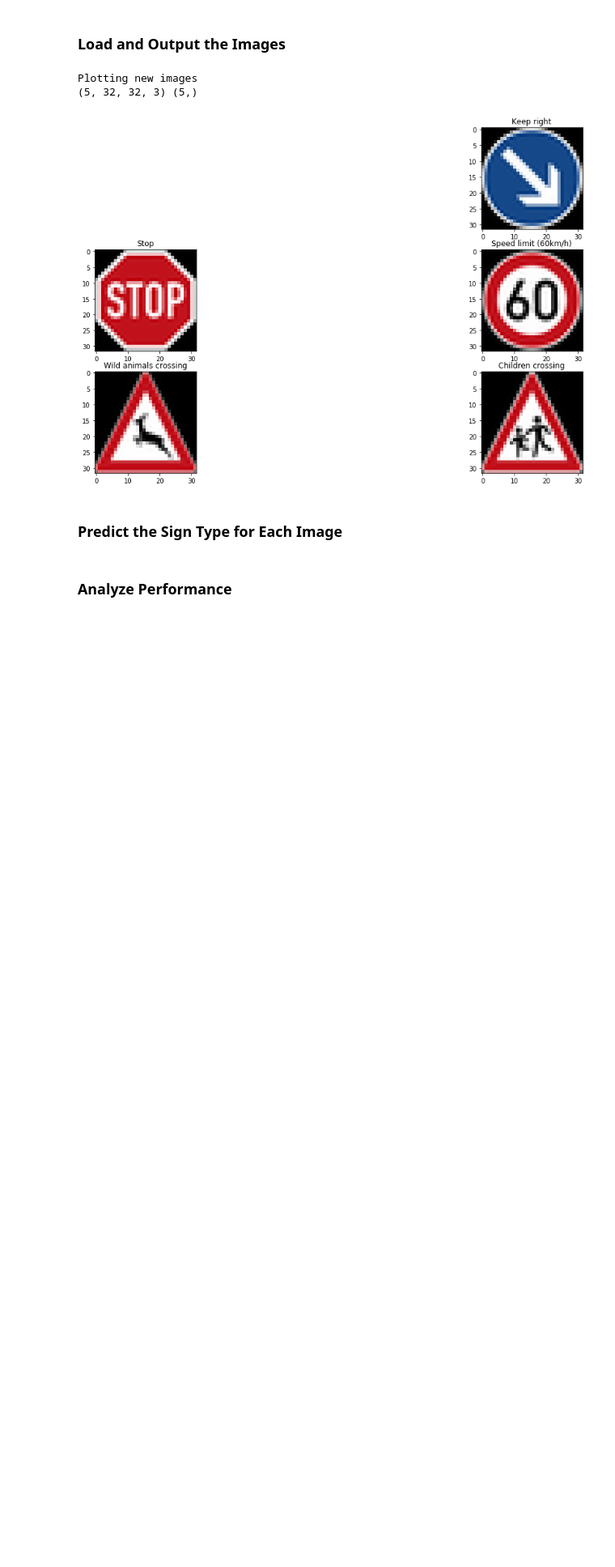
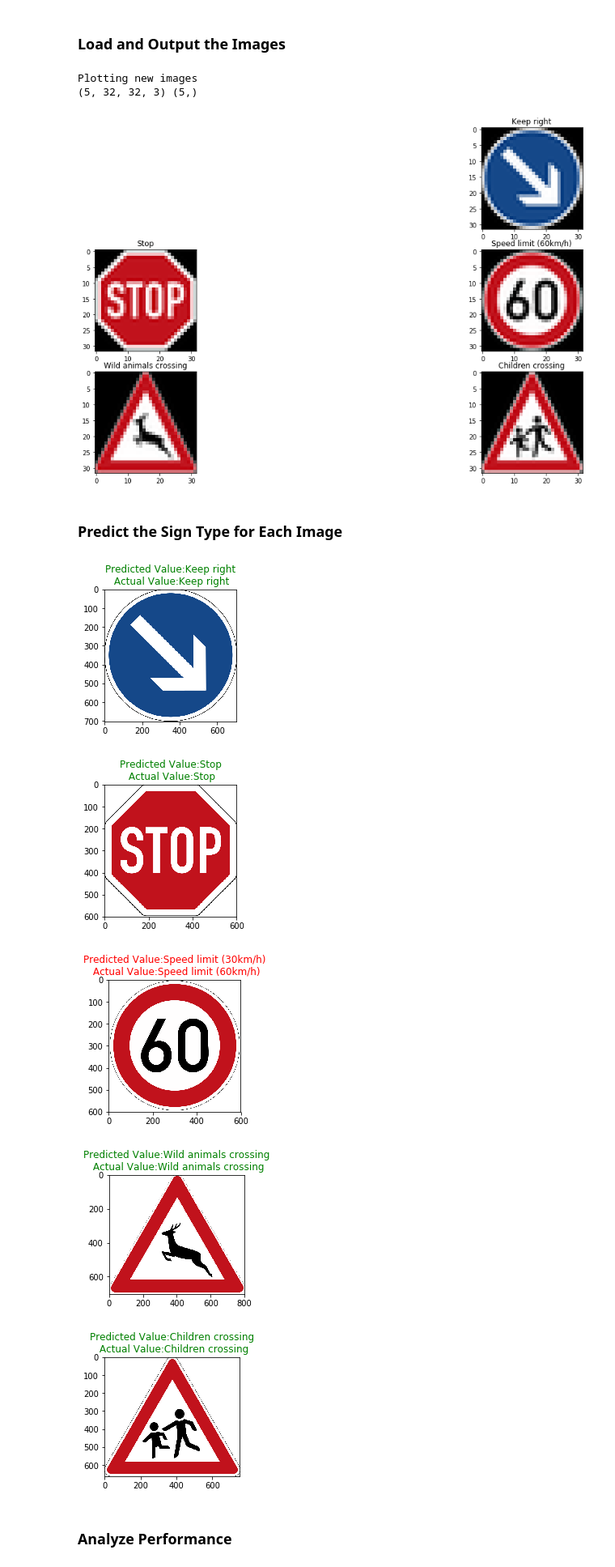
Before and after one commit to dbjnbnrj/CarND-Traffic-Sign-Classifier-Project, a Jupyter notebook: Traffic_Sign_Classifier.ipynb, the cells around one changed output. Shown at 81% size. Cells and saved outputs as stored; diff of their text form; code cells hidden in the pictures; blank space fills up the shorter version.

```diff
--- a/Traffic_Sign_Classifier.ipynb
+++ b/Traffic_Sign_Classifier.ipynb
@@ -468,6 +484,7 @@ print("Creating Features")
 x = tf.placeholder(tf.float32, (None, 32, 32, 1))
 y = tf.placeholder(tf.int32, (None))
 one_hot_y = tf.one_hot(y, n_classes)
+keep_prob = tf.placeholder(tf.float32)
 
 print("Setting Up Network With Optimizer")
 logits = LeNet(x)
@@ -482,7 +499,7 @@ saver = tf.train.Saver()
 Creating Features
 Setting Up Network With Optimizer
 # %%
-def train(X, Y, rate, BATCH_SIZE, EPOCHS):
+def train(X, Y, rate, keep_prob_actual, BATCH_SIZE, EPOCHS):
     with tf.Session() as sess:
         sess.run(tf.global_variables_initializer())
         num_examples = X.shape[0]
@@ -493,7 +510,7 @@ def train(X, Y, rate, BATCH_SIZE, EPOCHS):
             for offset in range(0, num_examples, BATCH_SIZE):
                 end = offset + BATCH_SIZE
                 batch_x, batch_y = X[offset:end], Y[offset:end]
-                sess.run(training_operation, feed_dict={x: batch_x, y: batch_y})
+                sess.run(training_operation, feed_dict={x: batch_x, y: batch_y, keep_prob:keep_prob_actual})
 
             validation_accuracy = evaluate(X_valid, y_valid,  rate, BATCH_SIZE)
             print("EPOCH {} ...".format(i+1))
@@ -511,16 +528,16 @@ def evaluate(X, Y, rate, BATCH_SIZE):
     for offset in range(0, num_examples, BATCH_SIZE):
         batch_x, batch_y = X[offset:offset+BATCH_SIZE], Y[offset:offset+BATCH_SIZE]
         #print(batch_x.shape, batch_y.shape)
-        accuracy = sess.run(accuracy_operation, feed_dict={x: batch_x, y: batch_y})
+        accuracy = sess.run(accuracy_operation, feed_dict={x: batch_x, y: batch_y, keep_prob: 1})
         total_accuracy += (accuracy * len(batch_x))
     return total_accuracy / num_examples
 # %% [markdown]
 ## Training and testing the model
 # %%
-print("For Augmented Data and the following setup - ", rate, BATCH_SIZE, EPOCHS)
+print("For Augmented Data and the following setup - ", rate, keep_prob_actual, BATCH_SIZE, EPOCHS)
 print(preprocess(X_aug).shape)
 
-train(preprocess(X_aug), Y_aug, rate, BATCH_SIZE, EPOCHS)
+train(preprocess(X_aug), Y_aug, rate, keep_prob_actual, BATCH_SIZE, EPOCHS)
 
 with tf.Session() as sess:
     saver.restore(sess, tf.train.latest_checkpoint('.'))
@@ -582,23 +612,29 @@ X_new = preprocess(X_new)
 # %%
 ### Run the predictions here and use the model to output the prediction for each image.
 ### Make sure to pre-process the images with the same pre-processing pipeline used earlier.
 ### Feel free to use as many code cells as needed.
 
 with tf.Session() as sess:
     saver.restore(sess, tf.train.latest_checkpoint('.'))
-    predictions = sess.run( tf.nn.softmax(logits), feed_dict={x: X_new, y : y_new})
+    predictions = sess.run( tf.nn.softmax(logits), feed_dict={x: X_new, y : y_new, keep_prob: 1 })
 
 
 for i in range(5):
     index = y_new[i]
     predicted_index = predictions[i].argmax()
 
     img=mpimg.imread('sample/'+str(i+1)+'.jpg')
 
     plt.figure(figsize=(3, 3))
     title = 'Predicted Value:'+signnames[predicted_index]+'\n Actual Value:'+signnames[index]
     plt.title(title, color=['red','green'][predicted_index == index], fontsize=12 )
     plt.imshow(img)
+# %% [output]
+[figure, added]
+[figure, added]
+[figure, added]
+[figure, added]
+[figure, added]
 # %% [markdown]
 ### Analyze Performance
 # %%
```
Also changed, not shown: parts of 12 cells of this notebook.
